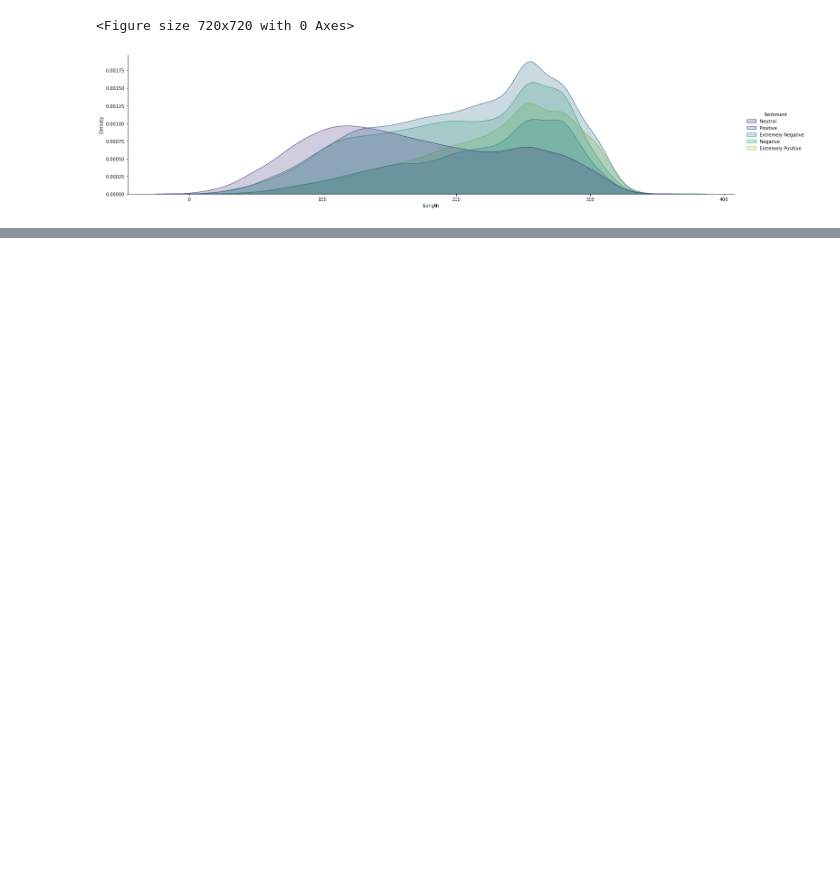
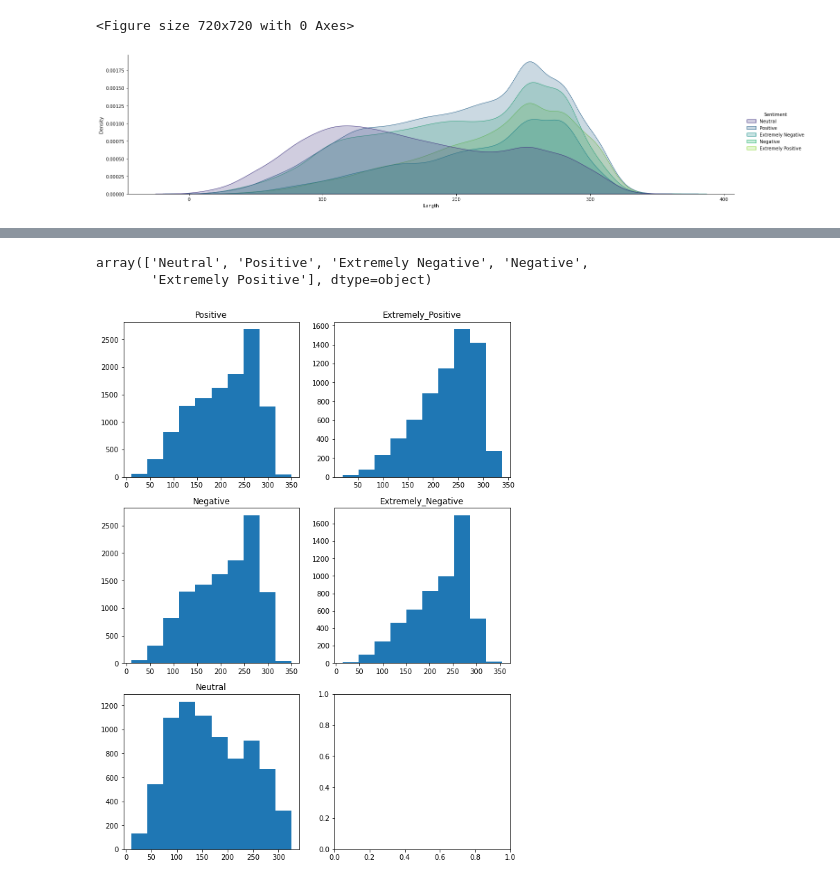
Before and after one commit to ahmad1jalal/Covid-Tweets-Classification, a Jupyter notebook: Covid-Tweets.ipynb, the cells around one changed output, grey strips where cells are left out. Cells and saved outputs as stored; diff of their text form; code cells hidden in the pictures; blank space fills up the shorter version.

```diff
--- a/Covid-Tweets.ipynb
+++ b/Covid-Tweets.ipynb
@@ -159,0 +235,42 @@ tweet_per_day
+# %%
+train_df["Sentiment"].unique()
+# %% [output]
+array(['Neutral', 'Positive', 'Extremely Negative', 'Negative',
+       'Extremely Positive'], dtype=object)
+# %%
+# plotting the number of characters per sentiment
+len_neutral = train_df[train_df["Sentiment"]=="Neutral"]["OriginalTweet"].str.len()
+
+# positive sentiment
+len_positive = train_df[train_df["Sentiment"]=="Positive"]["OriginalTweet"].str.len()
+
+# negative sentiment
+len_negative = train_df[train_df["Sentiment"]=="Positive"]["OriginalTweet"].str.len()
+
+# extremely negative
+len_ex_neg = train_df[train_df["Sentiment"]=="Extremely Negative"]["OriginalTweet"].str.len()
+
+# extremely positive
+len_ex_pos = train_df[train_df["Sentiment"]=="Extremely Positive"]["OriginalTweet"].str.len()
+
+# let's plot the len of characters in each sentiment category....
+# plt.figure(figsize=(10,8))
+figure,ax = plt.subplots(3,2,figsize=(10,14))
+ax[0,0].hist(len_positive)
+ax[0,0].set_title("Positive")
+
+ax[0,1].hist(len_ex_pos)
+ax[0,1].set_title("Extremely_Positive")
+
+ax[1,0].hist(len_negative)
+ax[1,0].set_title("Negative")
+
+ax[1,1].hist(len_ex_neg)
+ax[1,1].set_title("Extremely_Negative")
+
+ax[2,0].hist(len_neutral)
+ax[2,0].set_title("Neutral")
+
+plt.show()
+# %% [output]
+[figure, added]
```
Also changed, not shown: parts of 16 cells of this notebook.
